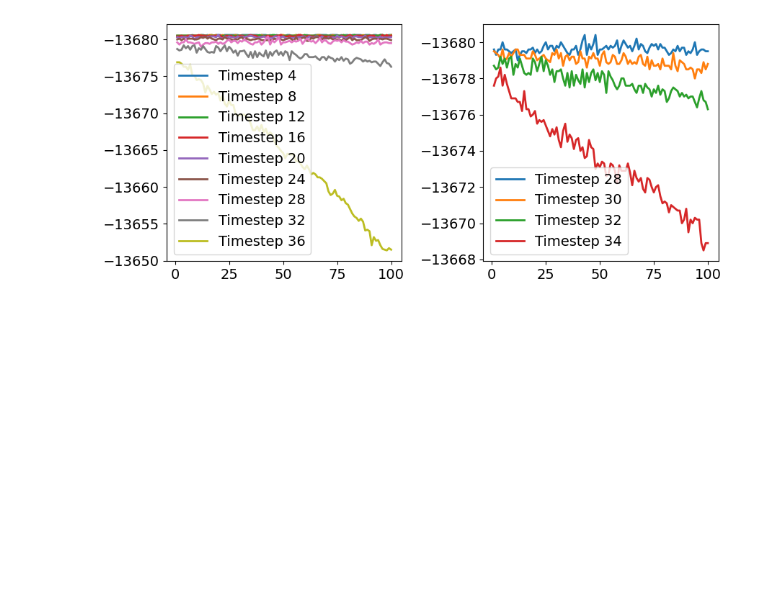
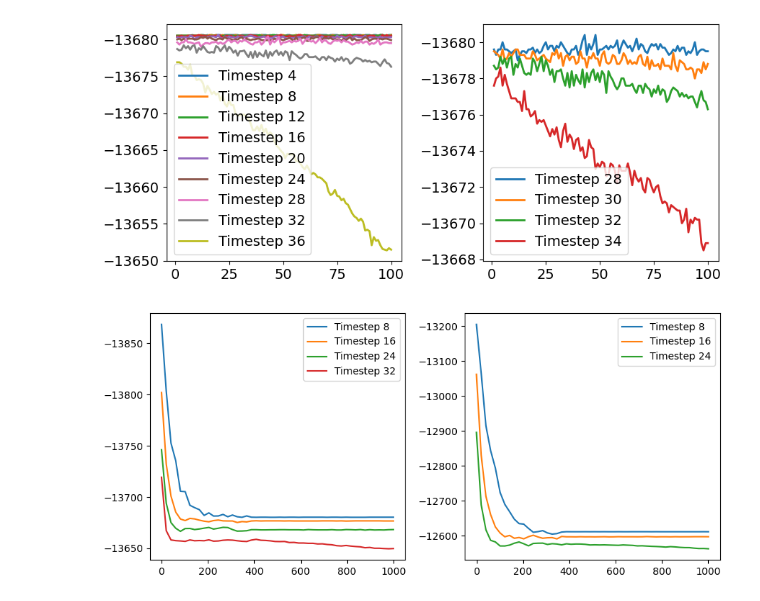
Before and after one commit to SickSmile1/MD-Simulation, a Jupyter notebook: results/results.ipynb, the cells around one changed output. Drawn from its saved outputs; the diff is of its cells as text; code cells hidden in the pictures; blank space fills up the shorter version.

```diff
--- a/results/results.ipynb
+++ b/results/results.ipynb
@@ -204,3 +204,20 @@ ax[1].invert_yaxis()
 plt.tight_layout()
 # %% [output]
 [figure]
+# %%
+rang = np.arange(8,33,8)
+fig, ax = plt.subplots(nrows=1, ncols=2, figsize=(9, 4))
+for i in rang:
+        ener = np.fromfile("ms7_parallel/ener_s_600_"+str(i), sep="\n")
+        ax[0].plot(np.linspace(0,1000,len(ener)),ener, label="Timestep "+str(i))
+        #time = np.arange(1,steps+1,1)
+        if(i<30):
+            ener = np.fromfile("ms7_parallel/ener_s_1200_"+str(i), sep="\n")
+            ax[1].plot(np.linspace(0,1000,len(ener)),ener, label="Timestep "+str(i))
+ax[1].legend(loc="upper right")
+ax[0].legend(loc="upper right")
+ax[0].invert_yaxis()
+ax[1].invert_yaxis()
+plt.tight_layout()
+# %% [output]
+[figure, added]
```
Also changed, not shown: parts of 1 cell of this notebook, 2 other files.
